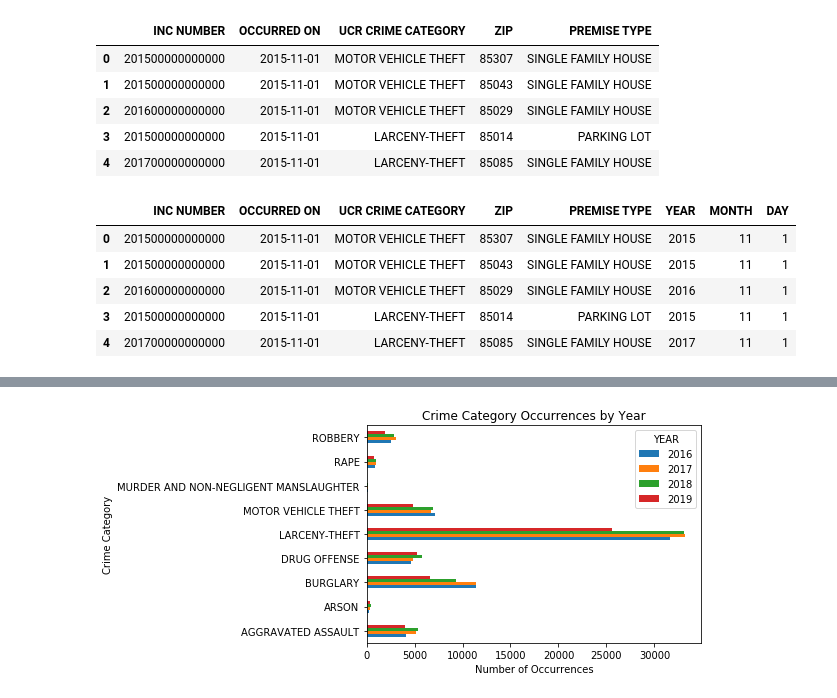
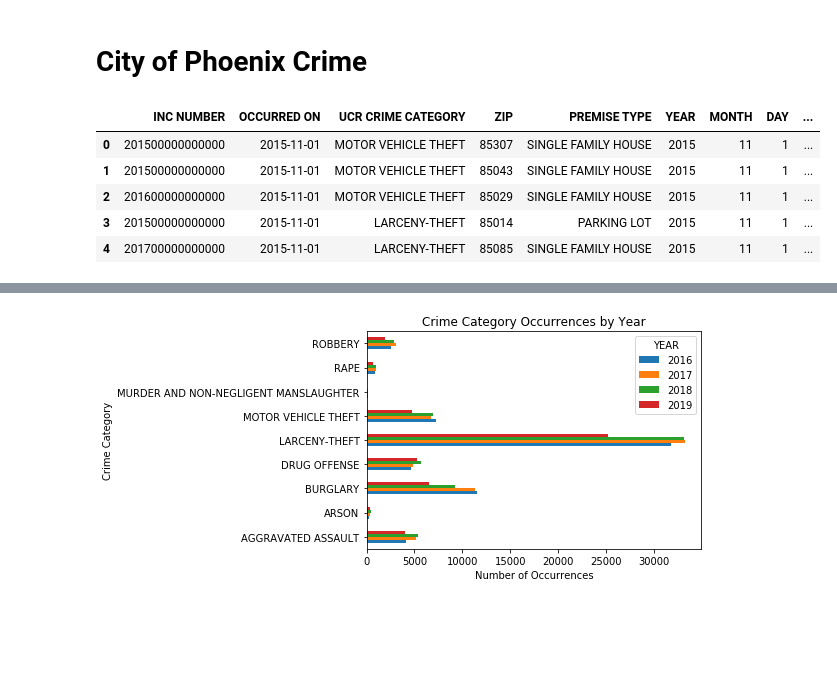
Before and after one commit to gabrielfrancous/Project-1, a Jupyter notebook: Project1_v1.ipynb, the cells around one changed output, grey strips where cells are left out. Cells and saved outputs as stored; diff of their text form; code cells hidden in the pictures; blank space fills up the shorter version.

```diff
--- a/Project1_v1.ipynb
+++ b/Project1_v1.ipynb
@@ -1,3 +1,5 @@
+# %% [markdown]
+# City of Phoenix Crime
 # %%
 import pandas as pd
 import numpy as np
@@ -7,6 +9,7 @@ import datetime as dt
 #read in datafile, convert to dataframe
 data = pd.DataFrame(pd.read_csv('Resources/crime-data.csv', low_memory=False)).drop(['100 BLOCK ADDR', 'OCCURRED TO'], axis=1)
 
+#Data cleansing & manipulation
 #datatypes
 data['INC NUMBER'] = data['INC NUMBER'].apply(str).replace('\.0', '', regex=True)
 data['OCCURRED ON'] = data['OCCURRED ON'].astype(str)
@@ -21,62 +24,56 @@ data.loc[data['PREMISE TYPE'] == 'BAR / LOUNG / NIGHT CLUB', ['PREMISE TYPE']] =
 data.loc[data['PREMISE TYPE'] == 'GARAGE / CARPORT', ['PREMISE TYPE']] = 'GARAGE'
 data.loc[data['PREMISE TYPE'] == 'CARPORT', ['PREMISE TYPE']] = 'GARAGE'
 data.loc[data['PREMISE TYPE'] == 'BUS', ['PREMISE TYPE']] = 'ON THE BUS'
 data.loc[data['PREMISE TYPE'] == 'FAST FOOD STORE', ['PREMISE TYPE']] = 'RESTAURANT'
 data.loc[data['PREMISE TYPE'] == 'FOJ - PREMISE UNKNOWN', ['PREMISE TYPE']] = 'UNKNOWN'
 data.loc[data['PREMISE TYPE'] == 'HOSPITAL', ['PREMISE TYPE']] = 'HOSPITAL / NURSING CARE'
 data.loc[data['PREMISE TYPE'] == 'SCHOOL-COLLEGE/UNIVERSITY', ['PREMISE TYPE']] = 'SCHOOL/COLLEGE/CHILDCARE'
 data.loc[data['PREMISE TYPE'] == 'SCHOOL-ELEMENTARY/SECONDARY', ['PREMISE TYPE']] = 'SCHOOL/COLLEGE/CHILDCARE'
 data.loc[data['PREMISE TYPE'] == 'SCHOOL-OTHER', ['PREMISE TYPE']] = 'SCHOOL/COLLEGE/CHILDCARE'
 data.loc[data['PREMISE TYPE'] == 'SINGLE FAMILY HOUSING', ['PREMISE TYPE']] = 'SINGLE FAMILY HOUSE'
 data.loc[data['PREMISE TYPE'] == 'STREET / ROADWAY / ALLEY SIDEWALK', ['PREMISE TYPE']] = 'STREET / ROADWAY / ALLEY / SIDEWALK'
 data.loc[data['PREMISE TYPE'] == 'RAIL STATION', ['PREMISE TYPE']] = 'TRAIN STATION'
 data.loc[data['PREMISE TYPE'] == 'WAREHOUSE / FACTORY', ['PREMISE TYPE']] = 'INDUSTRIAL SITE'
 
 #clean up data
 data = data[data['PREMISE TYPE'] != 'NaN']
 data = data[data['PREMISE TYPE'] != '']
 data = data[data['ZIP'] != 'NaN']
 data = data[data['ZIP'] != '']
 data = data[data['OCCURRED ON'] != 'NaN']
 data = data[data['OCCURRED ON'] != '']
 #data = data[data['INC NUMBER'] != 'NaN'
 #data = data[data['INC NUMBER'] != '']
 data = data[data['UCR CRIME CATEGORY'] != 'NaN']
 
 data['OCCURRED ON'] = pd.to_datetime(data['OCCURRED ON'])
 
+#parse & add columns for year/month/day
+#YEAR = data['INC NUMBER'].str[:4].astype(int) #Inc number does not correspondd with Occurred on year in all cases
+YEAR = data['OCCURRED ON'].dt.year
+data['YEAR'] = YEAR.fillna(0.0).astype(int)
+#data = data.rename(columns = {'INC NUMBER':'YEAR'})
+
+MONTH = data['OCCURRED ON'].dt.month
+DAY = data['OCCURRED ON'].dt.day
+
+data['MONTH'] = MONTH.fillna(0.0).astype(int)
+data['DAY'] = DAY.fillna(0.0).astype(int)
+
+dayofweek = data['OCCURRED ON'].dt.weekday_name
+data['DayofWeek'] = dayofweek
+
+
+#drop unnecessary column
+#data.drop(columns='INC NUMBER', inplace=True)
+
 
 data.head()
 # %% [output]
-|  | INC NUMBER | OCCURRED ON | UCR CRIME CATEGORY | ZIP | PREMISE TYPE |
-| 0 | 201500000000000 | 2015-11-01 | MOTOR VEHICLE THEFT | 85307 | SINGLE FAMILY HOUSE |
-| 1 | 201500000000000 | 2015-11-01 | MOTOR VEHICLE THEFT | 85043 | SINGLE FAMILY HOUSE |
-| 2 | 201600000000000 | 2015-11-01 | MOTOR VEHICLE THEFT | 85029 | SINGLE FAMILY HOUSE |
-| 3 | 201500000000000 | 2015-11-01 | LARCENY-THEFT | 85014 | PARKING LOT |
-| 4 | 201700000000000 | 2015-11-01 | LARCENY-THEFT | 85085 | SINGLE FAMILY HOUSE |
+|  | INC NUMBER | OCCURRED ON | UCR CRIME CATEGORY | ZIP | PREMISE TYPE | YEAR | MONTH | DAY | ... |
+| 0 | 201500000000000 | 2015-11-01 | MOTOR VEHICLE THEFT | 85307 | SINGLE FAMILY HOUSE | 2015 | 11 | 1 | ... |
+| 1 | 201500000000000 | 2015-11-01 | MOTOR VEHICLE THEFT | 85043 | SINGLE FAMILY HOUSE | 2015 | 11 | 1 | ... |
+| 2 | 201600000000000 | 2015-11-01 | MOTOR VEHICLE THEFT | 85029 | SINGLE FAMILY HOUSE | 2015 | 11 | 1 | ... |
+| 3 | 201500000000000 | 2015-11-01 | LARCENY-THEFT | 85014 | PARKING LOT | 2015 | 11 | 1 | ... |
+| 4 | 201700000000000 | 2015-11-01 | LARCENY-THEFT | 85085 | SINGLE FAMILY HOUSE | 2015 | 11 | 1 | ... |
-# %%
-
-#parse & add columns for year/month/day
-YEAR = data['INC NUMBER'].str[:4].astype(int)
-data['YEAR'] = YEAR.fillna(0.0).astype(int)
-#data = data.rename(columns = {'INC NUMBER':'YEAR'})
-
-MONTH = data['OCCURRED ON'].dt.month
-DAY = data['OCCURRED ON'].dt.day
-
-#data['occurred_on_year'] = occurred_on_year.fillna(0.0).astype(int)
-data['MONTH'] = MONTH.fillna(0.0).astype(int)
-data['DAY'] = DAY.fillna(0.0).astype(int)
-
-#drop unnecessary column
-#data.drop(columns='INC NUMBER', inplace=True)
-
-data.head()
-# %% [output]
-|  | INC NUMBER | OCCURRED ON | UCR CRIME CATEGORY | ZIP | PREMISE TYPE | YEAR | MONTH | DAY |
-| 0 | 201500000000000 | 2015-11-01 | MOTOR VEHICLE THEFT | 85307 | SINGLE FAMILY HOUSE | 2015 | 11 | 1 |
-| 1 | 201500000000000 | 2015-11-01 | MOTOR VEHICLE THEFT | 85043 | SINGLE FAMILY HOUSE | 2015 | 11 | 1 |
-| 2 | 201600000000000 | 2015-11-01 | MOTOR VEHICLE THEFT | 85029 | SINGLE FAMILY HOUSE | 2016 | 11 | 1 |
-| 3 | 201500000000000 | 2015-11-01 | LARCENY-THEFT | 85014 | PARKING LOT | 2015 | 11 | 1 |
-| 4 | 201700000000000 | 2015-11-01 | LARCENY-THEFT | 85085 | SINGLE FAMILY HOUSE | 2017 | 11 | 1 |
 # %%
```
Also changed, not shown: parts of 21 cells of this notebook, 7 other files.
